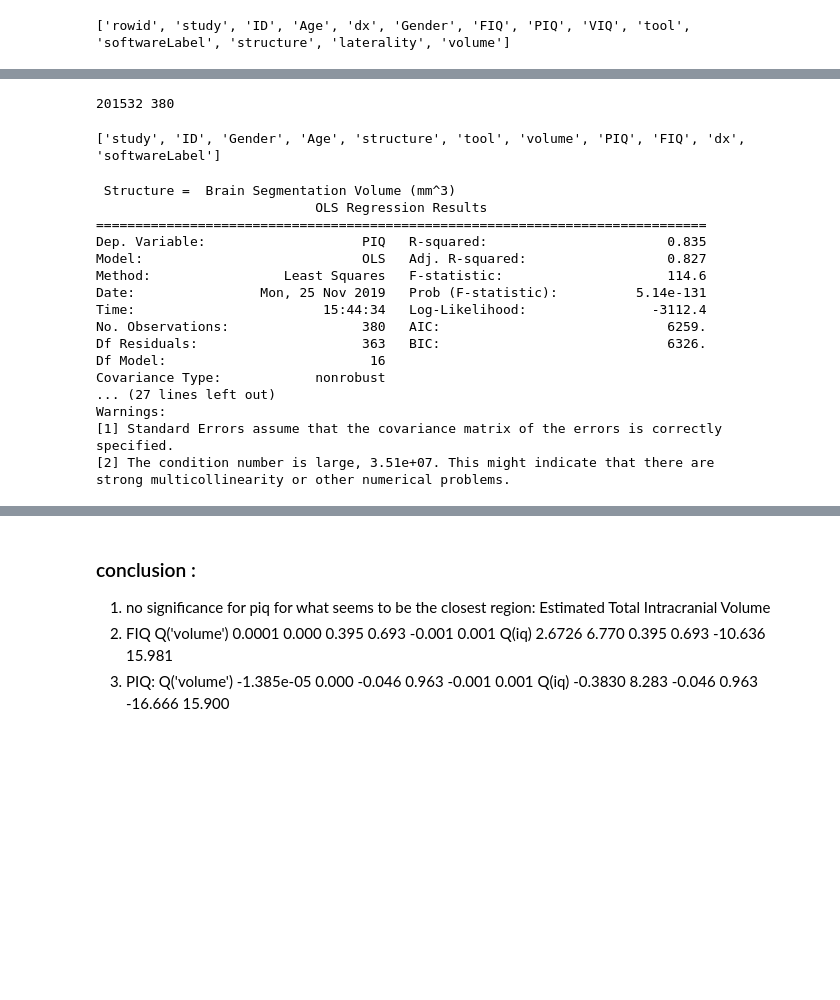
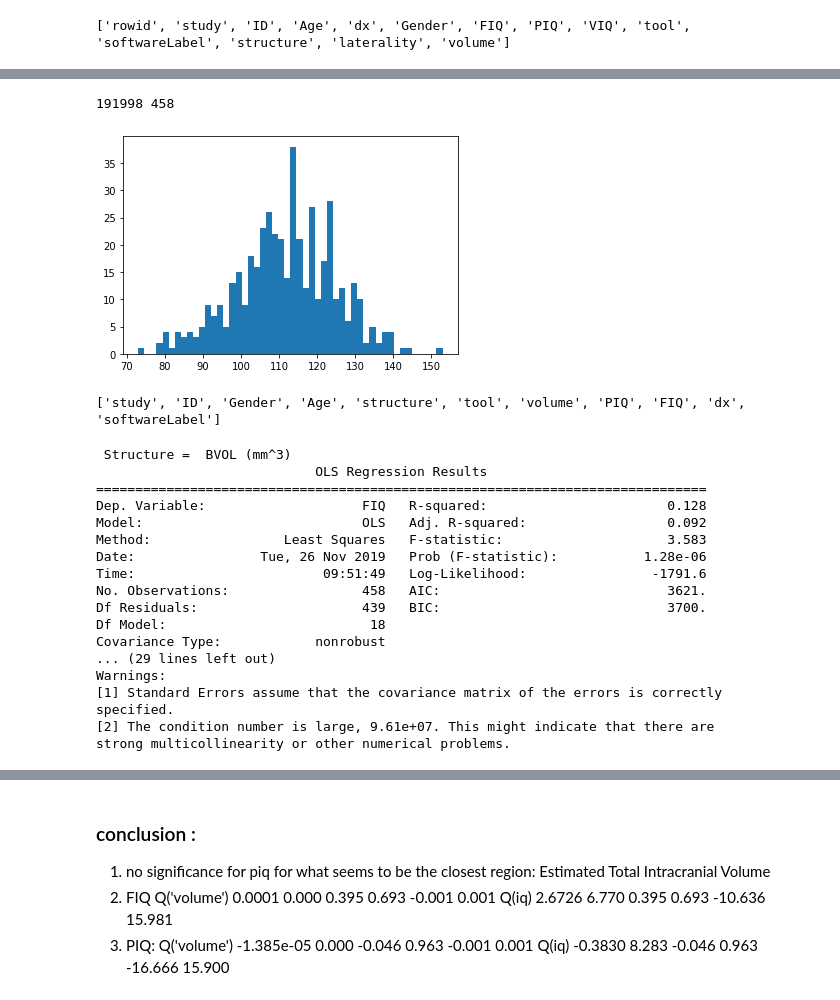
Before and after one commit to jbpoline/simple2_analysis, a Jupyter notebook: analysis-2.ipynb, the cells around one changed output, grey strips where cells are left out. Drawn from its saved outputs; the diff is of its cells as text; code cells hidden in the pictures; blank space fills up the shorter version.

```diff
--- a/analysis-2.ipynb
+++ b/analysis-2.ipynb
@@ -408,11 +413,12 @@ print(list(hie))
 # roi = 'Brain Segmentation Volume'
 #roi = 'Estimated Total Intracranial Volume'
 roi = 'Brain Segmentation Volume (mm^3)'
+roi = 'BVOL (mm^3)'
 roiLabel = roi
 # roi = 'Total gray matter volume'
 # roi = 'cerebellar cortex'
-tool = 'surfer'
-# tool = 'ants'
+# tool = 'surfer'
+tool = 'ants'
 
 
 tmp = hie[['study','ID','Gender','Age','structure','tool','volume','PIQ','FIQ','dx','softwareLabel']]
@@ -420,22 +426,28 @@ tmp = hie[['study','ID','Gender','Age','structure','tool','volume','PIQ','FIQ','
 # tmp = tmp.loc[((hie['Gender']=='1') | (hie['Gender']=='Male'))
 
 
-# hand_cond = ((hie['hand'] == 'L')|(hie['hand'] == 'Left')|(hie['latera'] == 'Left'))
-# age_cond = (hie['Age'] <= 20)
+lat_cond = ((hie['laterality'] == 'L')|(hie['laterality'] == 'Left')|(hie['laterality'] == 'Left'))
+age_cond = (hie['Age'] <= 20)
 roi_cond = (hie['softwareLabel'] == roiLabel)
 tool_cond = (hie['tool'] == tooldic[tool])
+fiq_cond = (hie['FIQ'] > 0 )
 
 pop_cond = False
 for pop in normalDev:
+    # print(np.sum(pop_cond))
     pop_cond = pop_cond | (hie['dx'] == pop)
+    # print(pop, np.sum(pop_cond))
+#print(np.sum(pop_cond))
+
 #pop_cond = (hie['dx'] == normalDev[0]) | (hie['dx'] == normalDev[1]) | (hie['dx'] == normalDev[2])
 
-site_cond = (hie['study'].str.contains("ABIDE"))
+# site_cond = (hie['study'].str.contains("ABIDE"))
+# site_cond = (hie['study']=="ADHD200")
 
-condition = roi_cond & tool_cond & pop_cond & site_cond #& age_cond
 
-tmp = tmp.loc[condition].drop_duplicates().dropna()
+condition = roi_cond &  pop_cond & fiq_cond & tool_cond  # & site_cond # & site_cond #& age_cond
 
+tmp = tmp.loc[condition].dropna(subset=['FIQ', 'volume', 'Gender']) # .drop_duplicates()
 print(len(hie),len(tmp))
 # %% [output]
-201532 380
+191998 458
@@ -442,3 +456,7 @@ print(len(hie),len(tmp))
+# %%
+plt.hist(tmp['FIQ'], bins=50);
+# %% [output]
+[figure, added]
 # %%
 """
 # roi = 'Brain Segmentation Volume'
@@ -483,29 +501,29 @@ print(list(tmp))
 print(" Structure = ", roi)
 #assert ube2h[tmp.iloc[0]['structure']] == roi
 
-iq = 'PIQ'
+iq = 'FIQ'
 
 # md = smf.ols(iq + " ~ Q('volume') + Gender + Age + study ", data=tmp) #
 md = smf.ols(iq + " ~ Q('volume') + study ", data=tmp) #
 mdf = md.fit()
 print(mdf.summary())
 # %% [output]
- Structure =  Brain Segmentation Volume (mm^3)
+ Structure =  BVOL (mm^3)
                             OLS Regression Results
 ==============================================================================
-Dep. Variable:                    PIQ   R-squared:                       0.835
-Model:                            OLS   Adj. R-squared:                  0.827
-Method:                 Least Squares   F-statistic:                     114.6
-Date:                Mon, 25 Nov 2019   Prob (F-statistic):          5.14e-131
-Time:                        15:44:34   Log-Likelihood:                -3112.4
-No. Observations:                 380   AIC:                             6259.
-Df Residuals:                     363   BIC:                             6326.
-Df Model:                          16
+Dep. Variable:                    FIQ   R-squared:                       0.128
+Model:                            OLS   Adj. R-squared:                  0.092
+Method:                 Least Squares   F-statistic:                     3.583
+Date:                Tue, 26 Nov 2019   Prob (F-statistic):           1.28e-06
+Time:                        09:51:49   Log-Likelihood:                -1791.6
+No. Observations:                 458   AIC:                             3621.
+Df Residuals:                     439   BIC:                             3700.
+Df Model:                          18
 Covariance Type:            nonrobust
-... (27 lines left out)
+... (29 lines left out)
 Warnings:
 [1] Standard Errors assume that the covariance matrix of the errors is correctly specified.
-[2] The condition number is large, 3.51e+07. This might indicate that there are
+[2] The condition number is large, 9.61e+07. This might indicate that there are
 strong multicollinearity or other numerical problems.
 # %%
 print(" Structure = ", roi)
```
Also changed, not shown: parts of 45 cells of this notebook, 5 other files.
